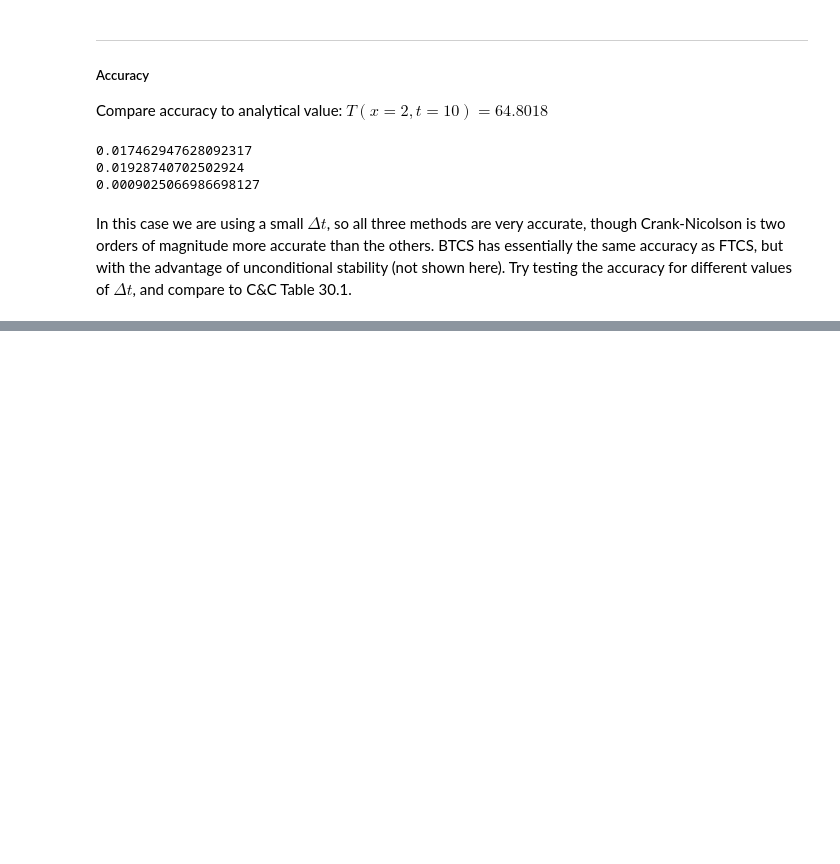
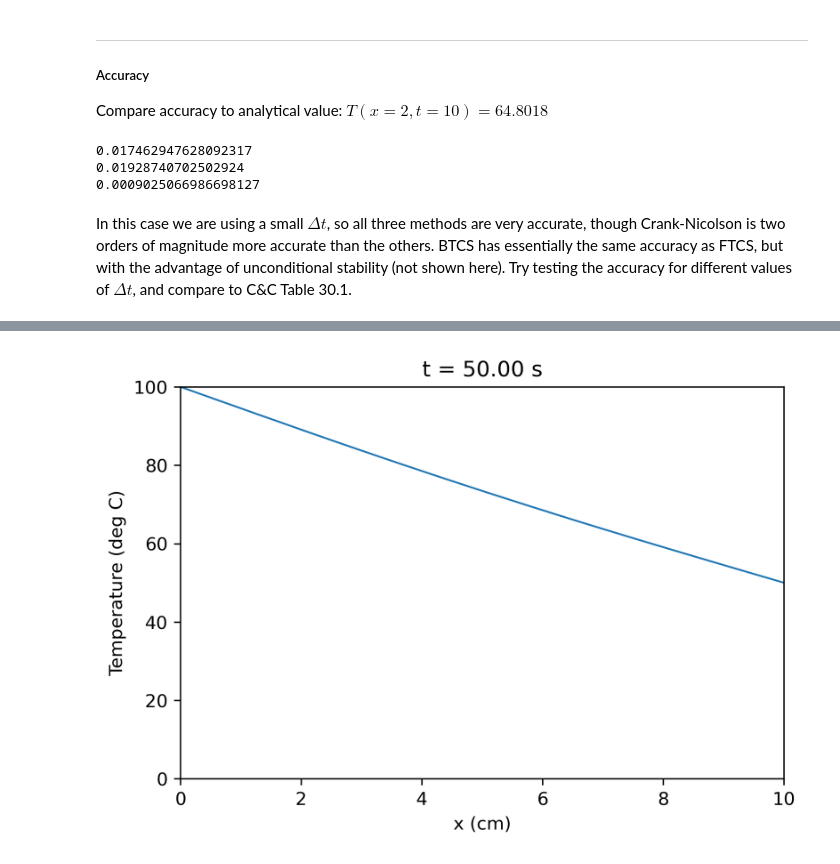
Before and after one commit to jdherman/eci115, a Jupyter notebook: L18.ipynb, the cells around one changed output, grey strips where cells are left out. Drawn from its saved outputs; the diff is of its cells as text; code cells hidden in the pictures; blank space fills up the shorter version.

```diff
--- a/L18.ipynb
+++ b/L18.ipynb
@@ -161,0 +166,18 @@ In this case we are using a small $\Delta t$, so all three methods are very accu
+# %%
+from IPython import display
+
+fig = plt.figure()
+ax = plt.axes(xlim=(0, 10), ylim=(0, 100))
+h, = ax.plot(x, T[:,0], lw=1)
+plt.xlabel('x (cm)')
+plt.ylabel('Temperature (deg C)')
+
+interval = 20
+for i in range(len(t)):
+    if i % interval == 0:
+        h.set_data(x, T[:,i])
+        plt.title('t = %0.2f s' % (i*dt))
+        display.display(plt.gcf())
+        display.clear_output(wait =True)
+# %% [output]
+[figure, added]
```
Also changed, not shown: parts of 4 cells of this notebook, 2 other files.
